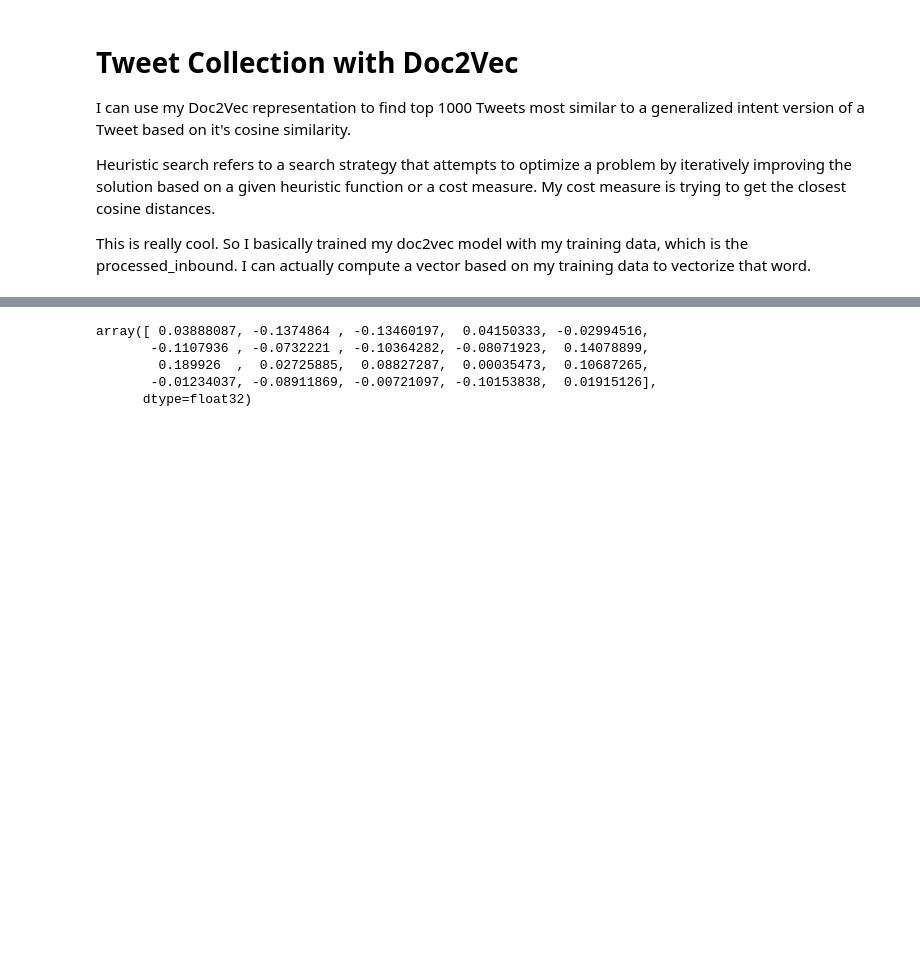
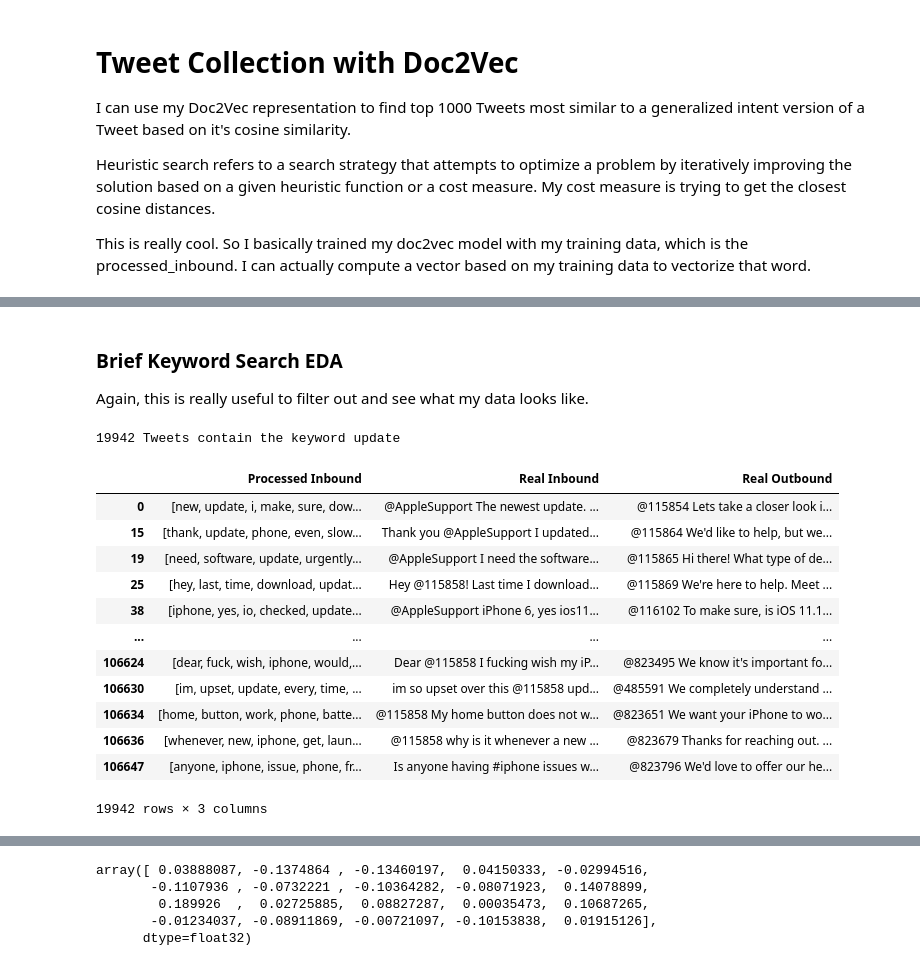
Before and after one commit to mtaruno/eve-bot, a Jupyter notebook: 2.1. Getting my NN Training Data with Doc2Vec.ipynb, the cells around one changed output, grey strips where cells are left out. Cells and saved outputs as stored; diff of their text form; code cells hidden in the pictures; blank space fills up the shorter version.

```diff
--- a/2.1. Getting my NN Training Data with Doc2Vec.ipynb
+++ b/2.1. Getting my NN Training Data with Doc2Vec.ipynb
@@ -74,0 +96,27 @@ I have two ways of getting my base representative tweet that my 1000 Tweets will
+# %% [markdown]
+### Brief Keyword Search EDA
+Again, this is really useful to filter out and see what my data looks like.
+# %%
+# Search by keywords (single keyword filter)
+keyword = 'update'
+
+# Seeing what the processed Tweets look like
+filt = [(i,j) for i,j in enumerate(processed['Processed Inbound']) if keyword in j]
+filtered = processed.iloc[[i[0] for i in filt]]
+print(f'{len(filtered)} Tweets contain the keyword {keyword}')
+filtered
+# %% [output]
+19942 Tweets contain the keyword update
+|  | Processed Inbound | Real Inbound | Real Outbound |
+| 0 | [new, update, i️, make, sure, dow... | @AppleSupport The newest update. ... | @115854 Lets take a closer look i... |
+| 15 | [thank, update, phone, even, slow... | Thank you @AppleSupport I updated... | @115864 We'd like to help, but we... |
+| 19 | [need, software, update, urgently... | @AppleSupport I need the software... | @115865 Hi there! What type of de... |
+| 25 | [hey, last, time, download, updat... | Hey @115858! Last time I download... | @115869 We're here to help. Meet ... |
+| 38 | [iphone, yes, io, checked, update... | @AppleSupport iPhone 6, yes ios11... | @116102 To make sure, is iOS 11.1... |
+| ... | ... | ... | ... |
+| 106624 | [dear, fuck, wish, iphone, would,... | Dear @115858 I fucking wish my iP... | @823495 We know it's important fo... |
+| 106630 | [im, upset, update, every, time, ... | im so upset over this @115858 upd... | @485591 We completely understand ... |
+| 106634 | [home, button, work, phone, batte... | @115858 My home button does not w... | @823651 We want your iPhone to wo... |
+| 106636 | [whenever, new, iphone, get, laun... | @115858 why is it whenever a new ... | @823679 Thanks for reaching out. ... |
+| 106647 | [anyone, iphone, issue, phone, fr... | Is anyone having #iphone issues w... | @823796 We'd love to offer our he... |
+19942 rows × 3 columns
```
Also changed, not shown: parts of 47 cells of this notebook, 47 other files.
